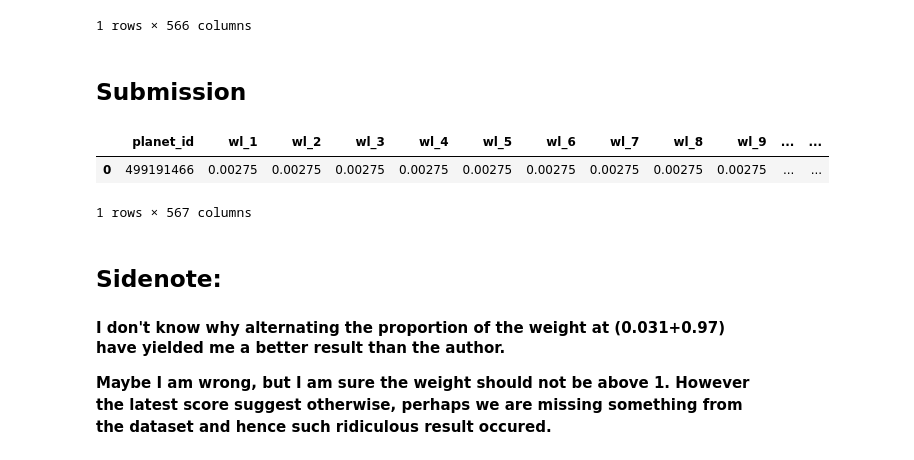
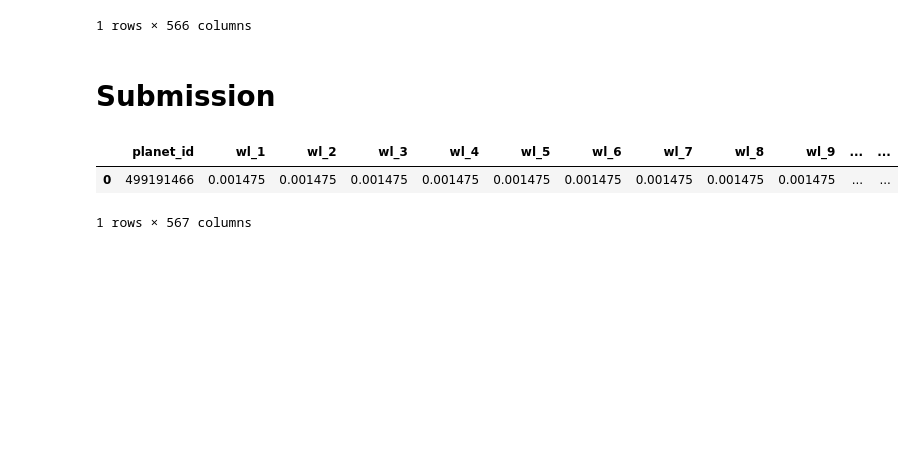
Before and after one commit to tltommu/NeurIPS, a Jupyter notebook: Ariel | Ensemble of solutions.ipynb, the cells around one changed output. Drawn from its saved outputs; the diff is of its cells as text; code cells hidden in the pictures; blank space fills up the shorter version.

Commit message:
Kaggle Notebook | Ariel | Ensemble of solutions

```diff
--- a/Ariel | Ensemble of solutions.ipynb
+++ b/Ariel | Ensemble of solutions.ipynb
@@ -509,13 +533,31 @@ elif LAUNCH_VARIANT == 'option 36':
 # %% [markdown]
-## Submission
+# Submission
-# %%
-df_submission.to_csv('submission.csv', index=False, float_format='%.7f')
-df_submission
-# %% [output]
-|  | planet_id | wl_1 | wl_2 | wl_3 | wl_4 | wl_5 | wl_6 | wl_7 | wl_8 | wl_9 | ... | ... |
-| 0 | 499191466 | 0.00275 | 0.00275 | 0.00275 | 0.00275 | 0.00275 | 0.00275 | 0.00275 | 0.00275 | 0.00275 | ... | ... |
-1 rows × 567 columns
-# %% [markdown]
-## Sidenote:
-#### I don't know why alternating the proportion of the weight at (0.031+0.97) have yielded me a better result than the author.
-**Maybe I am wrong, but I am sure the weight should not be above 1. However the latest score suggest otherwise, perhaps we are missing something from the dataset and hence such ridiculous result occured.**
+# %%
+# Option 35 LB 0.545(highest), freq = 0.0027256, sigma = 0.0001434
+if LAUNCH_VARIANT == 'option 35':
+    df_solution_x = pd.read_csv('submission_7.csv')
+    df_solution_7 = pd.read_csv('submission_7.csv')
+    df_solution_9 = pd.read_csv('submission_91.csv')
+    df_solution_7 = df_solution_7.map(lambda x:x*0.031)
+    df_solution_9 = df_solution_9.map(lambda x:x*0.97)
+    df_temp = df_solution_7.add(df_solution_9)
+    df_submission = df_temp.map(lambda x:x)
+    df_submission['planet_id'] = df_solution_x['planet_id']
+
+# Option 36 Edit this for new submission
+elif LAUNCH_VARIANT == 'option 36':
+    df_solution_x = pd.read_csv('submission_7.csv')
+    df_solution_7 = pd.read_csv('submission_7.csv')
+    df_solution_9 = pd.read_csv('submission_91.csv')
+    df_solution_7 = df_solution_7.map(lambda x:x*1.6)
+    df_solution_9 = df_solution_9.map(lambda x:x*2.1)
+    df_temp = df_solution_9.sub(df_solution_7)
+    df_submission = df_temp.map(lambda x:x)
+    df_submission['planet_id'] = df_solution_x['planet_id']
+
+df_submission.to_csv('submission.csv', index=False, float_format='%.7f')
+df_submission
+# %% [output]
+|  | planet_id | wl_1 | wl_2 | wl_3 | wl_4 | wl_5 | wl_6 | wl_7 | wl_8 | wl_9 | ... | ... |
+| 0 | 499191466 | 0.001475 | 0.001475 | 0.001475 | 0.001475 | 0.001475 | 0.001475 | 0.001475 | 0.001475 | 0.001475 | ... | ... |
+1 rows × 567 columns
```
Also changed, not shown: parts of 2 cells of this notebook.
